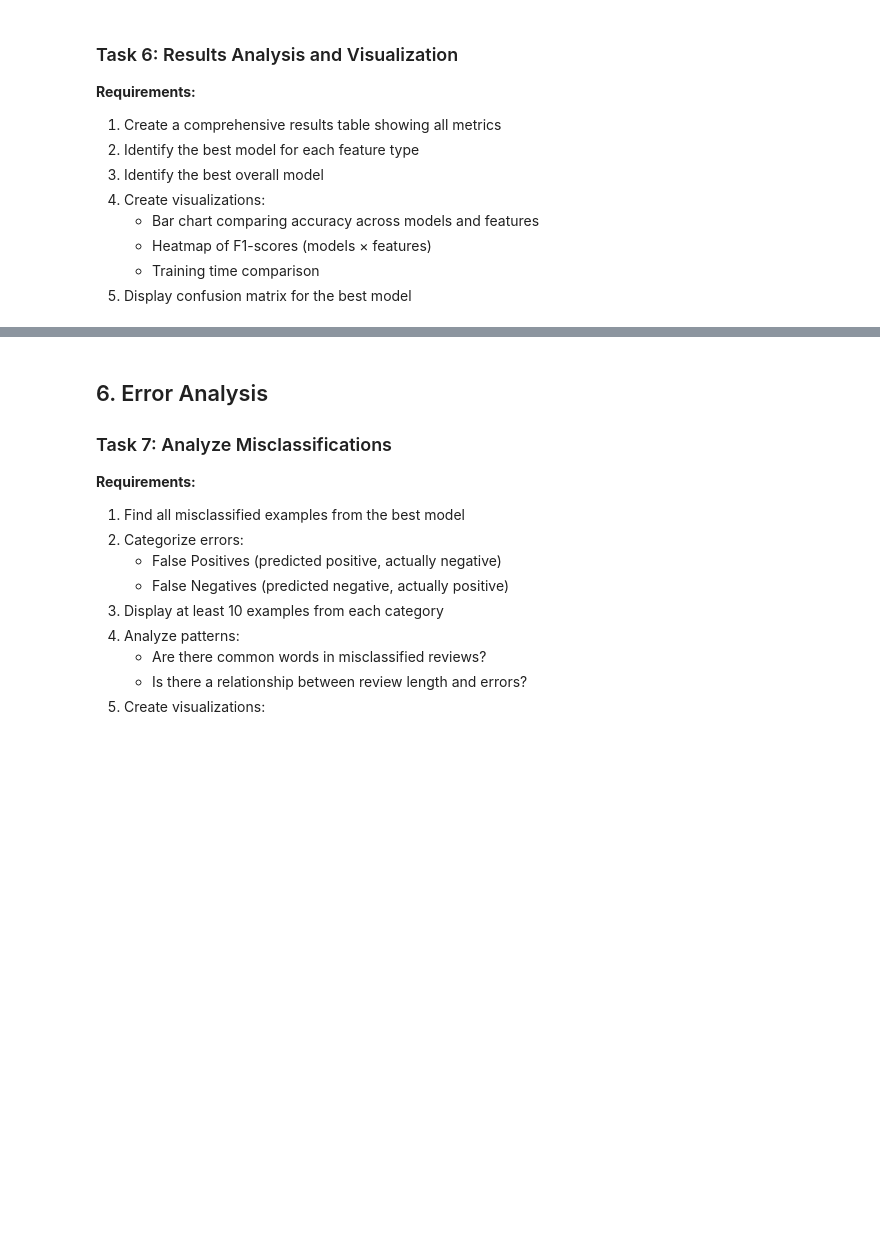
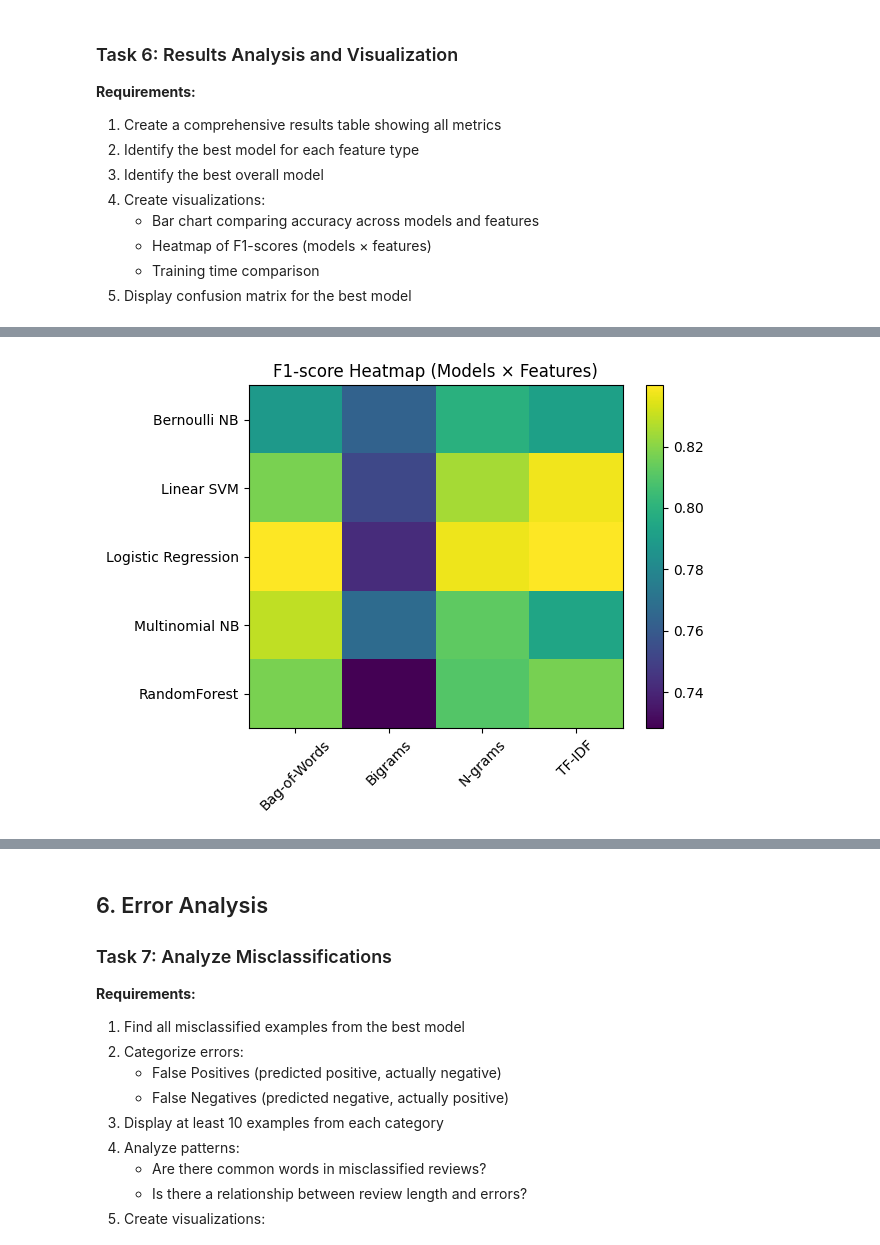
Before and after one commit to gooners006/MSE, a Jupyter notebook: NLP501/NLP_Lab02_Extra_Requirements.ipynb, the cells around one changed output, grey strips where cells are left out. Cells and saved outputs as stored; diff of their text form; code cells hidden in the pictures; blank space fills up the shorter version.

```diff
--- a/NLP501/NLP_Lab02_Extra_Requirements.ipynb
+++ b/NLP501/NLP_Lab02_Extra_Requirements.ipynb
@@ -570,0 +899,16 @@ NameError: name 'X_train_bow' is not defined
+# %%
+# TODO: Create visualization 2 - F1-score
+f1_pivot = results_df.pivot(
+    index="Model", columns="Feature_Type", values="F1_Score"
+)
+
+plt.figure()
+plt.imshow(f1_pivot, aspect="auto")
+plt.colorbar()
+plt.xticks(range(len(f1_pivot.columns)), f1_pivot.columns, rotation=45)
+plt.yticks(range(len(f1_pivot.index)), f1_pivot.index)
+plt.title("F1-score Heatmap (Models × Features)")
+plt.tight_layout()
+plt.show()
+# %% [output]
+[figure, added]
```
Also changed, not shown: parts of 18 cells of this notebook, 5 other files.
